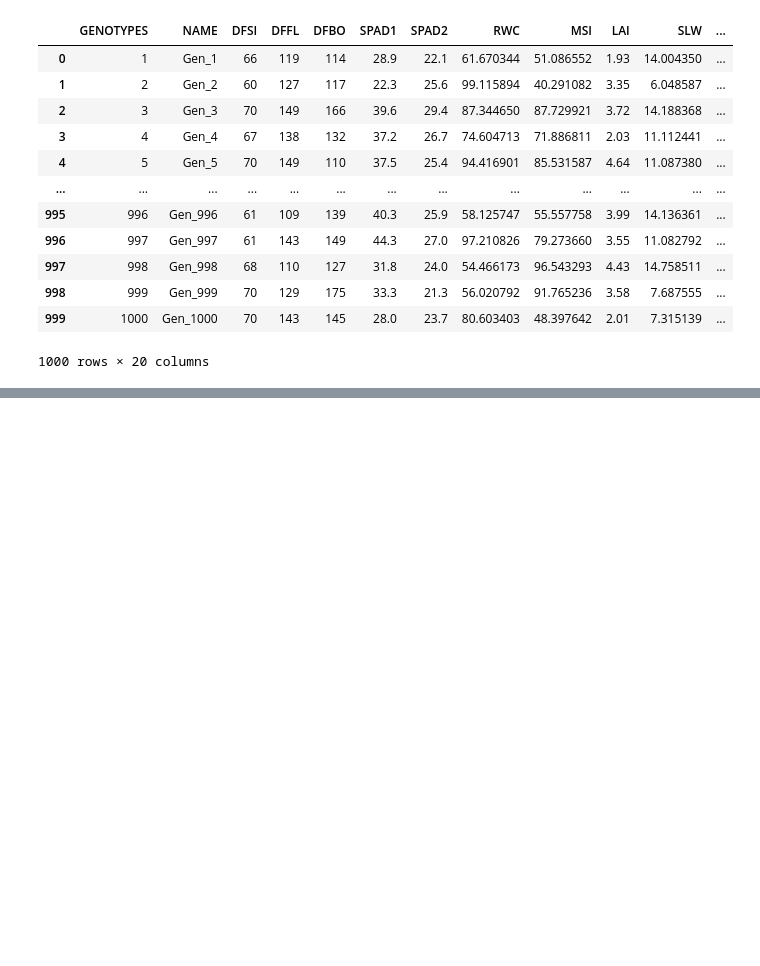
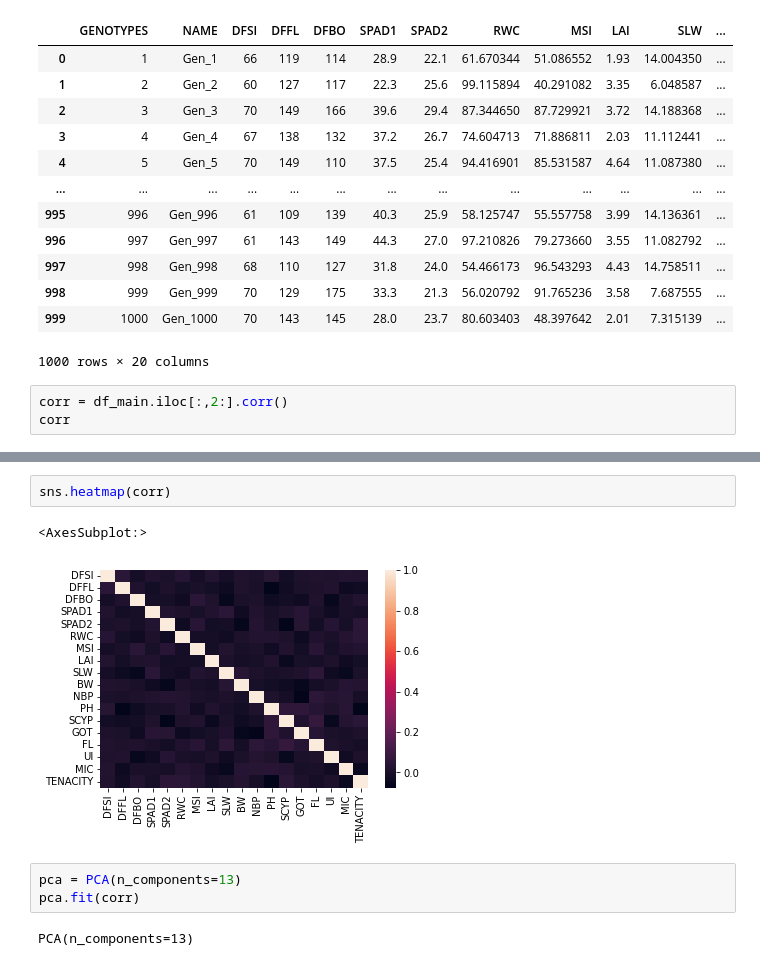
Before and after one commit to claupereirajr/pca_geneticdiversity, a Jupyter notebook: scirpts-explore-genetic.ipynb, the cells around one changed output, grey strips where cells are left out. Cells and saved outputs as stored; diff of their text form; blank space fills up the shorter version.

```diff
--- a/scirpts-explore-genetic.ipynb
+++ b/scirpts-explore-genetic.ipynb
@@ -29,3 +29,6 @@ df_main 1000
 | 998 | 999 | Gen_999 | 70 | 129 | 175 | 33.3 | 21.3 | 56.020792 | 91.765236 | 3.58 | 7.687555 | ... |
 | 999 | 1000 | Gen_1000 | 70 | 143 | 145 | 28.0 | 23.7 | 80.603403 | 48.397642 | 2.01 | 7.315139 | ... |
 1000 rows × 20 columns
+# %%
+corr = df_main.iloc[:,2:].corr()
+corr
@@ -31,0 +53,10 @@ df_main 1000
+# %%
+sns.heatmap(corr)
+# %% [output]
+<AxesSubplot:>
+[figure, added]
+# %%
+pca = PCA(n_components=13)
+pca.fit(corr)
+# %% [output]
+PCA(n_components=13)
```
Also changed, not shown: parts of 1 cell of this notebook, 4 other files.
